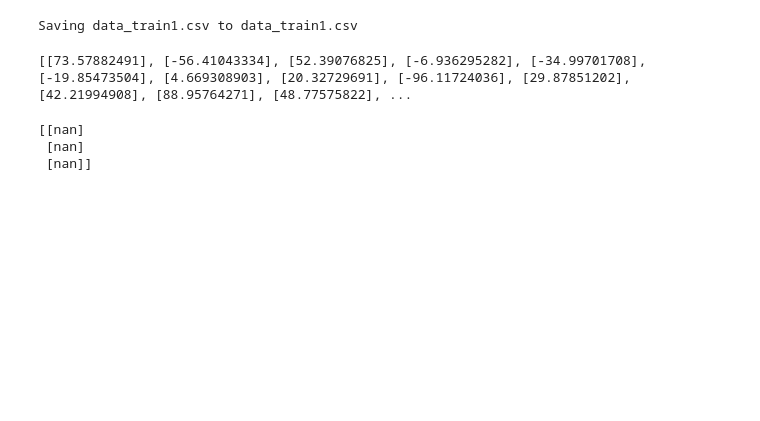
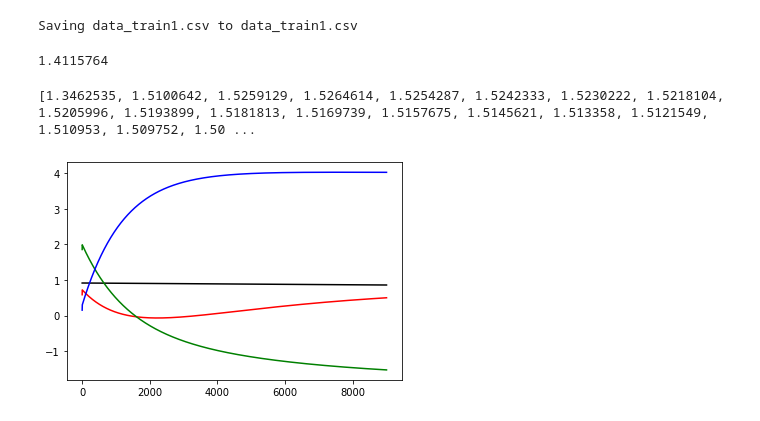
Before and after one commit to suulee/Machine-learning, a Jupyter notebook: assignment04/assignment04.ipynb, the cells around one changed output. Drawn from its saved outputs; the diff is of its cells as text; code cells hidden in the pictures; blank space fills up the shorter version.

Commit message:
plotting the estimated parameters

```diff
--- a/assignment04/assignment04.ipynb
+++ b/assignment04/assignment04.ipynb
@@ -17,12 +17,12 @@ path = "data_train1.csv"
 data = np.genfromtxt(path, delimiter=',')
 
 len_train=len(data)
-x_train = data[:,0:3]
-y_train = []
+x_data = data[:,0:3]
+y_data = []
 
 for i in range(len_train):
   temp=[data[i,3]]
-  y_train.append(temp)
+  y_data.append(temp)
 
 
 #y_train = []
@@ -38,9 +38,10 @@ with open('data_train1.csv', newline='') as myfile:
     ct = 0
     for i in reader:
       x_train.append([])
+#      y_train.append([])
       x_train[ct].extend(i[0:3])
       ct+=1
-      y_train.append(i[3])
+      y_train.append([i[3]])
 
 #x_train=x_train.T()
 
@@ -53,6 +94,8 @@ with open('data_train1.csv', newline='') as myfile:
+# %%
+print(theta0_history[-1])
+# %% [output]
+1.4115764
 # %%
-print(temp)
+print(W1)
+# %% [output]
+[1.3462535, 1.5100642, 1.5259129, 1.5264614, 1.5254287, 1.5242333, 1.5230222, 1.5218104, 1.5205996, 1.5193899, 1.5181813, 1.5169739, 1.5157675, 1.5145621, 1.513358, 1.5121549, 1.510953, 1.509752, 1.50 ...
-# %%
-print(y_train)
-# %% [output]
-[[73.57882491], [-56.41043334], [52.39076825], [-6.936295282], [-34.99701708], [-19.85473504], [4.669308903], [20.32729691], [-96.11724036], [29.87851202], [42.21994908], [88.95764271], [48.77575822], ...
@@ -85,6 +102,17 @@ for step in range(3001):
-# %%
-print(sess.run(theta1))
-# %% [output]
-[[nan]
- [nan]
- [nan]]
+# %%
+W1=[]
+W2=[]
+W3=[]
+for i in theta1_history:
+  W1.append(i[0])
+  W2.append(i[1])
+  W3.append(i[2])
+
+plt.plot(theta0_history,color='black')
+plt.plot(W1,color='red')
+plt.plot(W2,color='green')
+plt.plot(W3,color='blue')
+
+plt.show()
+# %% [output]
+[figure, added]
```
Also changed, not shown: parts of 2 cells of this notebook.
